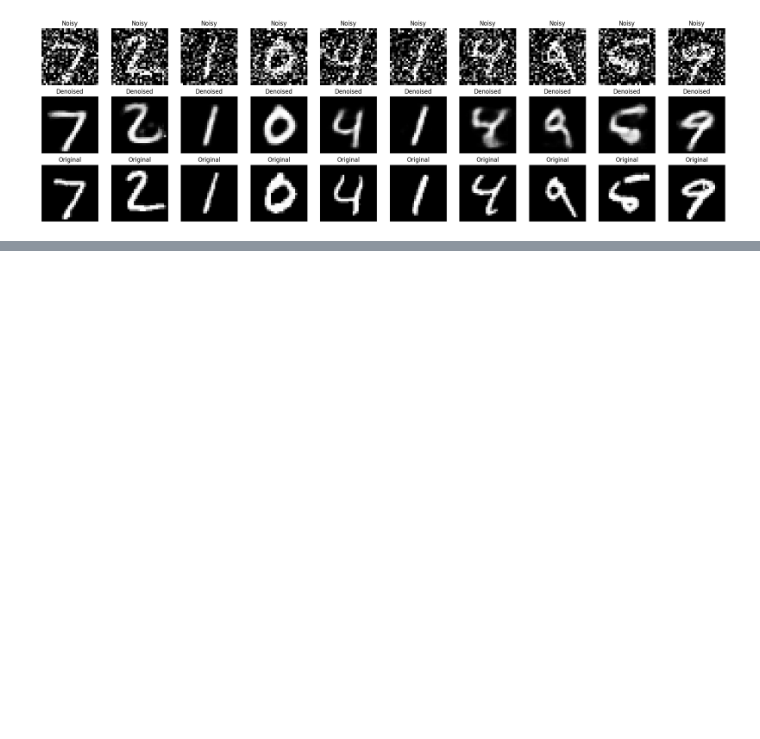
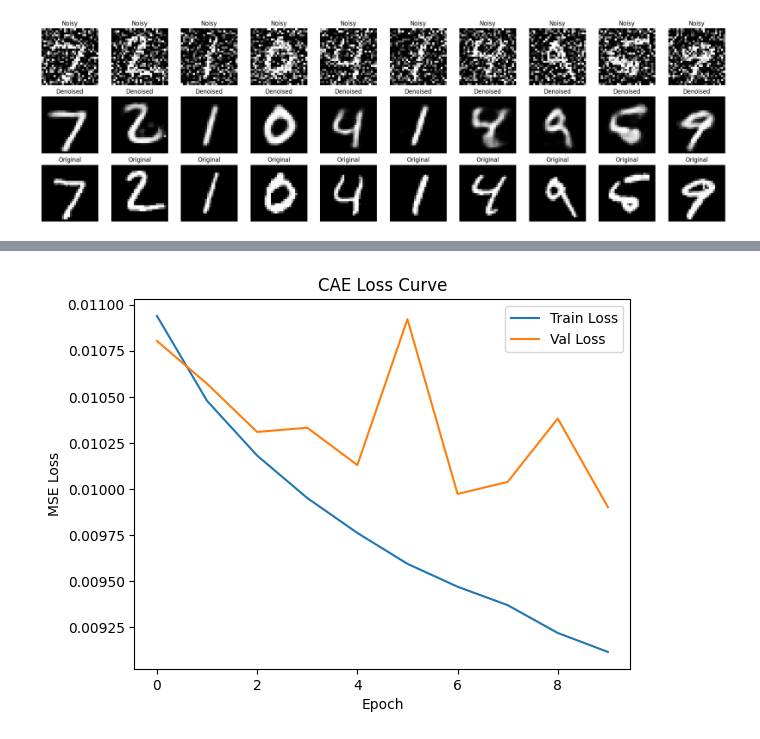
Before and after one commit to Mandar219/denoising_autoencoder, a Jupyter notebook: denoising_autoencoder.ipynb, the cells around one changed output, grey strips where cells are left out. Cells and saved outputs as stored; diff of their text form; code cells hidden in the pictures; blank space fills up the shorter version.

```diff
--- a/denoising_autoencoder.ipynb
+++ b/denoising_autoencoder.ipynb
@@ -148,0 +184,3 @@ plt.show()
+# %%
+conv_autoencoder.compile(optimizer='adam', loss='mse')
+conv_autoencoder.summary()
@@ -148,0 +209,8 @@ plt.show()
+# %%
+history_cae = conv_autoencoder.fit(
+    x_train_noisy, x_train,
+    epochs=10,
+    batch_size=128,
+    shuffle=True,
+    validation_data=(x_test_noisy, x_test)
+)
@@ -148,0 +238,10 @@ plt.show()
+# %%
+plt.plot(history_cae.history['loss'], label='Train Loss')
+plt.plot(history_cae.history['val_loss'], label='Val Loss')
+plt.title('CAE Loss Curve')
+plt.xlabel('Epoch')
+plt.ylabel('MSE Loss')
+plt.legend()
+plt.show()
+# %% [output]
+[figure, added]
```
Also changed, not shown: parts of 7 cells of this notebook.
